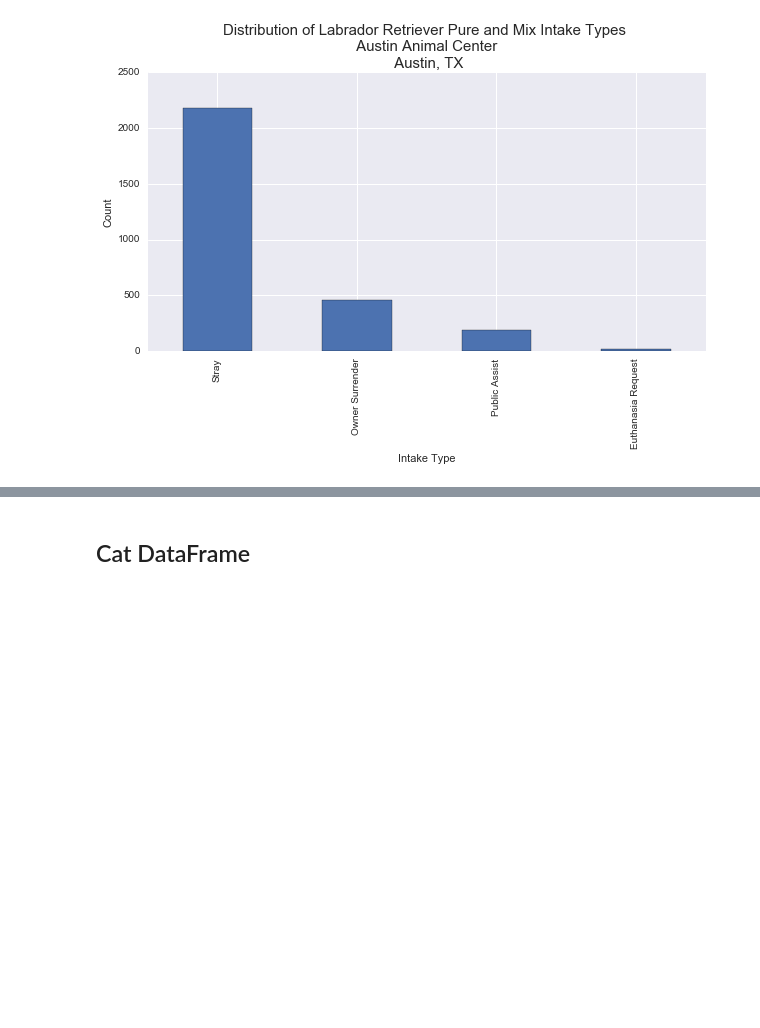
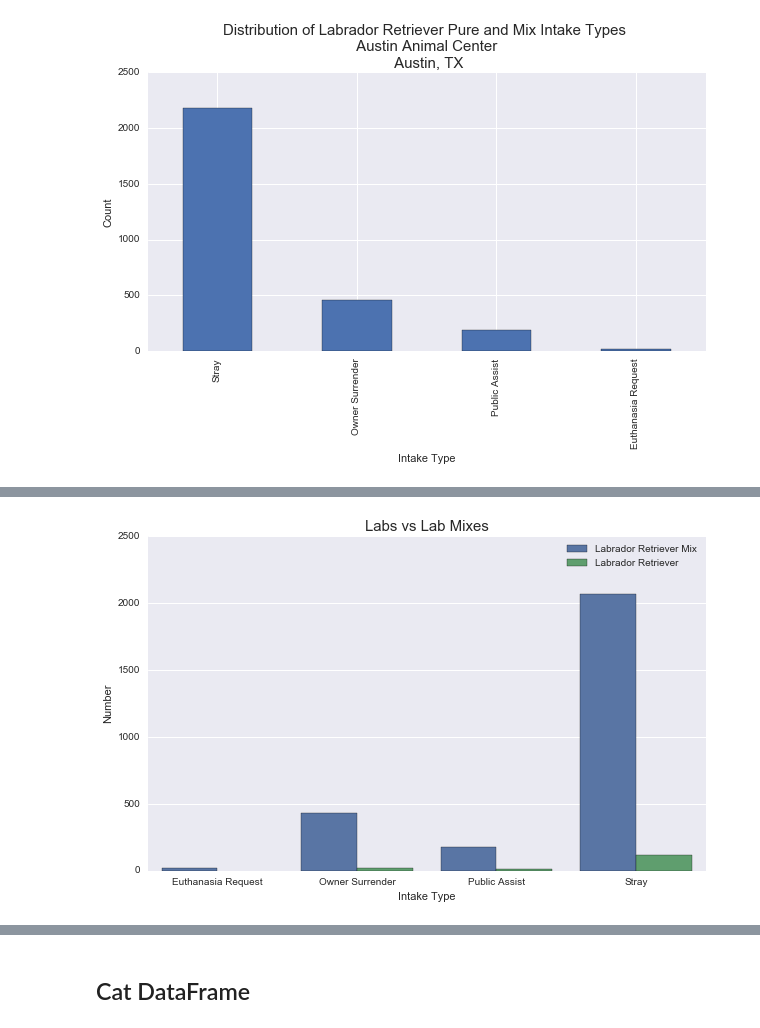
Before and after one commit to mudspringhiker/projects, a Jupyter notebook: austin_animal_center.ipynb, the cells around one changed output, grey strips where cells are left out. Cells and saved outputs as stored; diff of their text form; code cells hidden in the pictures; blank space fills up the shorter version.

```diff
--- a/austin_animal_center.ipynb
+++ b/austin_animal_center.ipynb
@@ -418,0 +505,3 @@ plt.ylabel("Count")
+# %%
+labsintakegrp = labradors.groupby(['Intake Type', 'Breed']).size().reset_index()
+labsintakegrp
@@ -418,0 +517,3 @@ plt.ylabel("Count")
+# %%
+labsintakegrp['Number'] = labsintakegrp[0]
+labsintakegrp
@@ -418,0 +542,19 @@ plt.ylabel("Count")
+# %%
+# set the figure size
+fig = plt.subplots(figsize=(10,6))
+
+# use seaborn, 'hue' is the key option
+# naming the chart (p in this case) allows you to set options on the chart
+p = sns.barplot(x="Intake Type", y=0, hue="Breed", data=labsintakegrp)
+sns.despine(left=True, bottom=True)
+
+# set options on the chart
+p.set_xlabel('Intake Type')
+p.set_ylabel('Number')
+p.set_title("Labs vs Lab Mixes", fontsize=15)
+
+# plot the chart
+plt.legend()
+plt.show()
+# %% [output]
+[figure, added]
```
Also changed, not shown: parts of 17 cells of this notebook, 2 other files.
